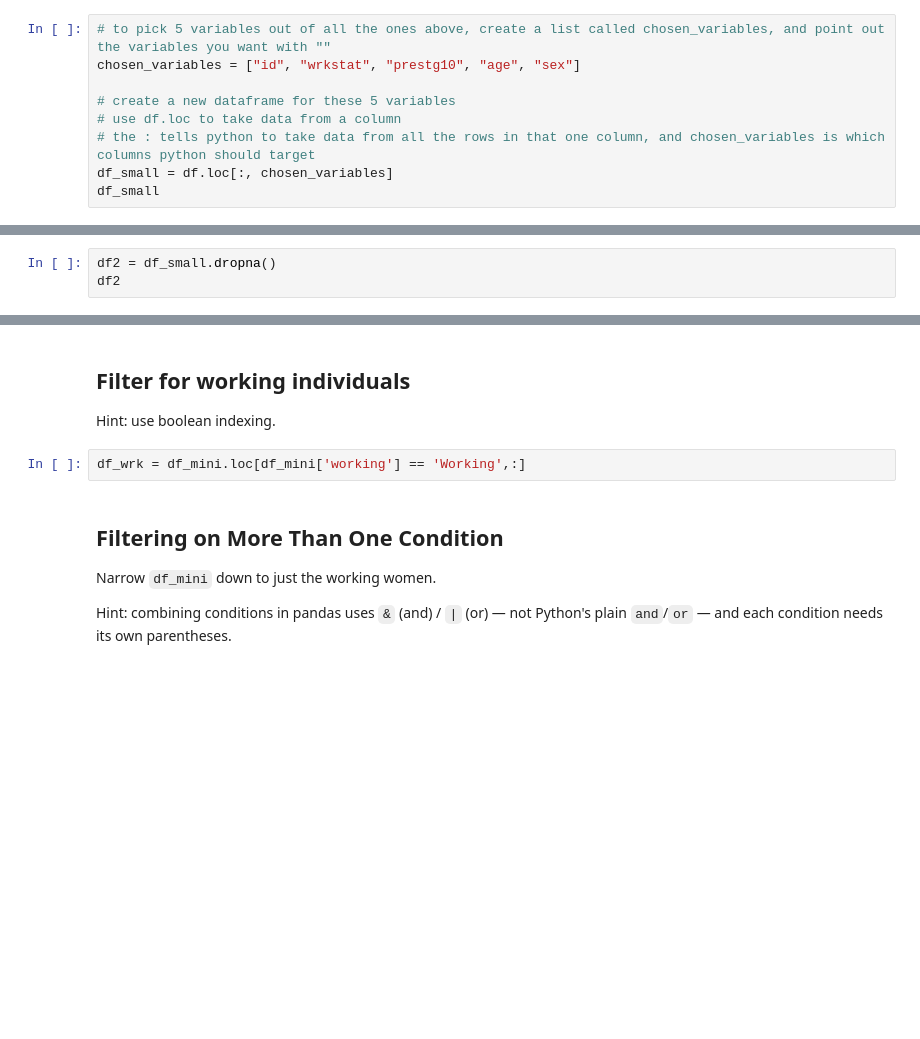
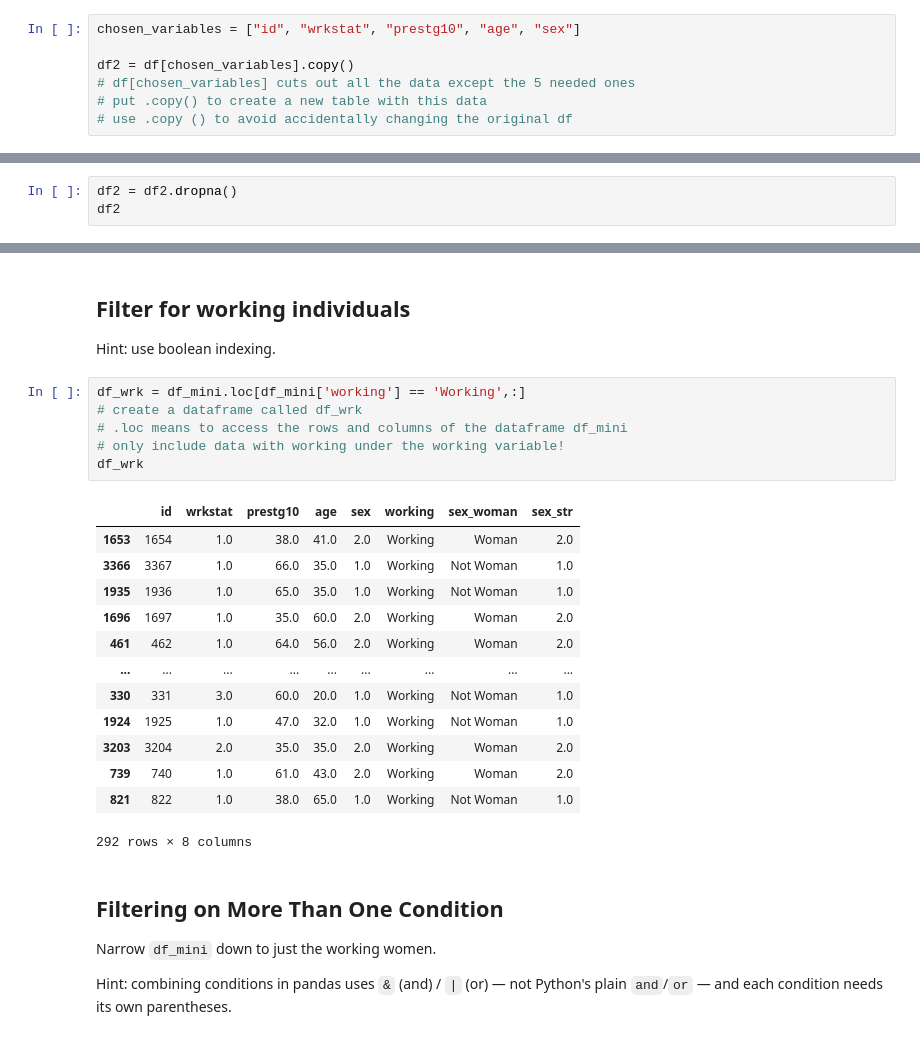
Before and after one commit to xiangyum/hs4002labs_2026, a Jupyter notebook: week2/week2_notebook_student.ipynb, the cells around one changed output, grey strips where cells are left out. Saved outputs shown, nothing was run; the diff lists cells and outputs as text; blank space fills up the shorter version.

```diff
--- a/week2/week2_notebook_student.ipynb
+++ b/week2/week2_notebook_student.ipynb
@@ -155,11 +166,9 @@ Narrow the dataset down to five variables: survey ID (`id`), employment status (
 
 Hint: index the DataFrame with a list of column names.
 # %%
-# to pick 5 variables out of all the ones above, create a list called chosen_variables, and point out the variables you want with ""
 chosen_variables = ["id", "wrkstat", "prestg10", "age", "sex"]
 
-# create a new dataframe for these 5 variables
-# use df.loc to take data from a column
-# the : tells python to take data from all the rows in that one column, and chosen_variables is which columns python should target
-df_small = df.loc[:, chosen_variables]
-df_small
+df2 = df[chosen_variables].copy()
+# df[chosen_variables] cuts out all the data except the 5 needed ones
+# put .copy() to create a new table with this data
+# use .copy () to avoid accidentally changing the original df
@@ -216,7 +193,7 @@ dtype: int64
 
 Hint: use `.dropna()`.
 # %%
-df2 = df_small.dropna()
+df2 = df2.dropna()
 df2
 # %% [output]
 |  | id | wrkstat | prestg10 | age | sex |
@@ -321,6 +296,24 @@ We want the mean occupational prestige among working men and women.
 Hint: use boolean indexing.
 # %%
 df_wrk = df_mini.loc[df_mini['working'] == 'Working',:]
+# create a dataframe called df_wrk
+# .loc means to access the rows and columns of the dataframe df_mini
+# only include data with working under the working variable!
+df_wrk
+# %% [output]
+|  | id | wrkstat | prestg10 | age | sex | working | sex_woman | sex_str |
+| 1653 | 1654 | 1.0 | 38.0 | 41.0 | 2.0 | Working | Woman | 2.0 |
+| 3366 | 3367 | 1.0 | 66.0 | 35.0 | 1.0 | Working | Not Woman | 1.0 |
+| 1935 | 1936 | 1.0 | 65.0 | 35.0 | 1.0 | Working | Not Woman | 1.0 |
+| 1696 | 1697 | 1.0 | 35.0 | 60.0 | 2.0 | Working | Woman | 2.0 |
+| 461 | 462 | 1.0 | 64.0 | 56.0 | 2.0 | Working | Woman | 2.0 |
+| ... | ... | ... | ... | ... | ... | ... | ... | ... |
+| 330 | 331 | 3.0 | 60.0 | 20.0 | 1.0 | Working | Not Woman | 1.0 |
+| 1924 | 1925 | 1.0 | 47.0 | 32.0 | 1.0 | Working | Not Woman | 1.0 |
+| 3203 | 3204 | 2.0 | 35.0 | 35.0 | 2.0 | Working | Woman | 2.0 |
+| 739 | 740 | 1.0 | 61.0 | 43.0 | 2.0 | Working | Woman | 2.0 |
+| 821 | 822 | 1.0 | 38.0 | 65.0 | 1.0 | Working | Not Woman | 1.0 |
+292 rows × 8 columns
 # %% [markdown]
 ## Filtering on More Than One Condition
 
```
Also changed, not shown: parts of 25 cells of this notebook, 3 other files.
